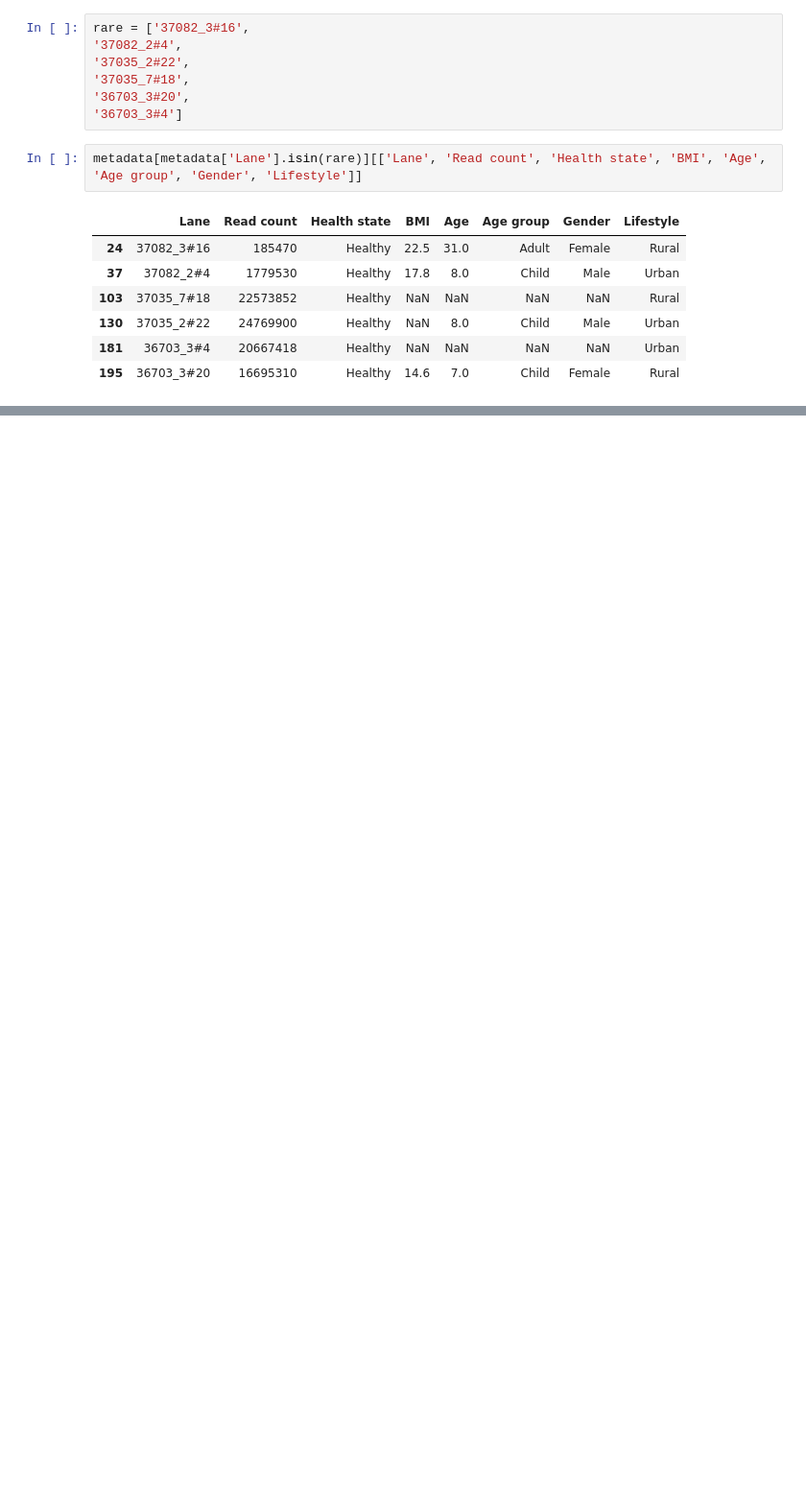
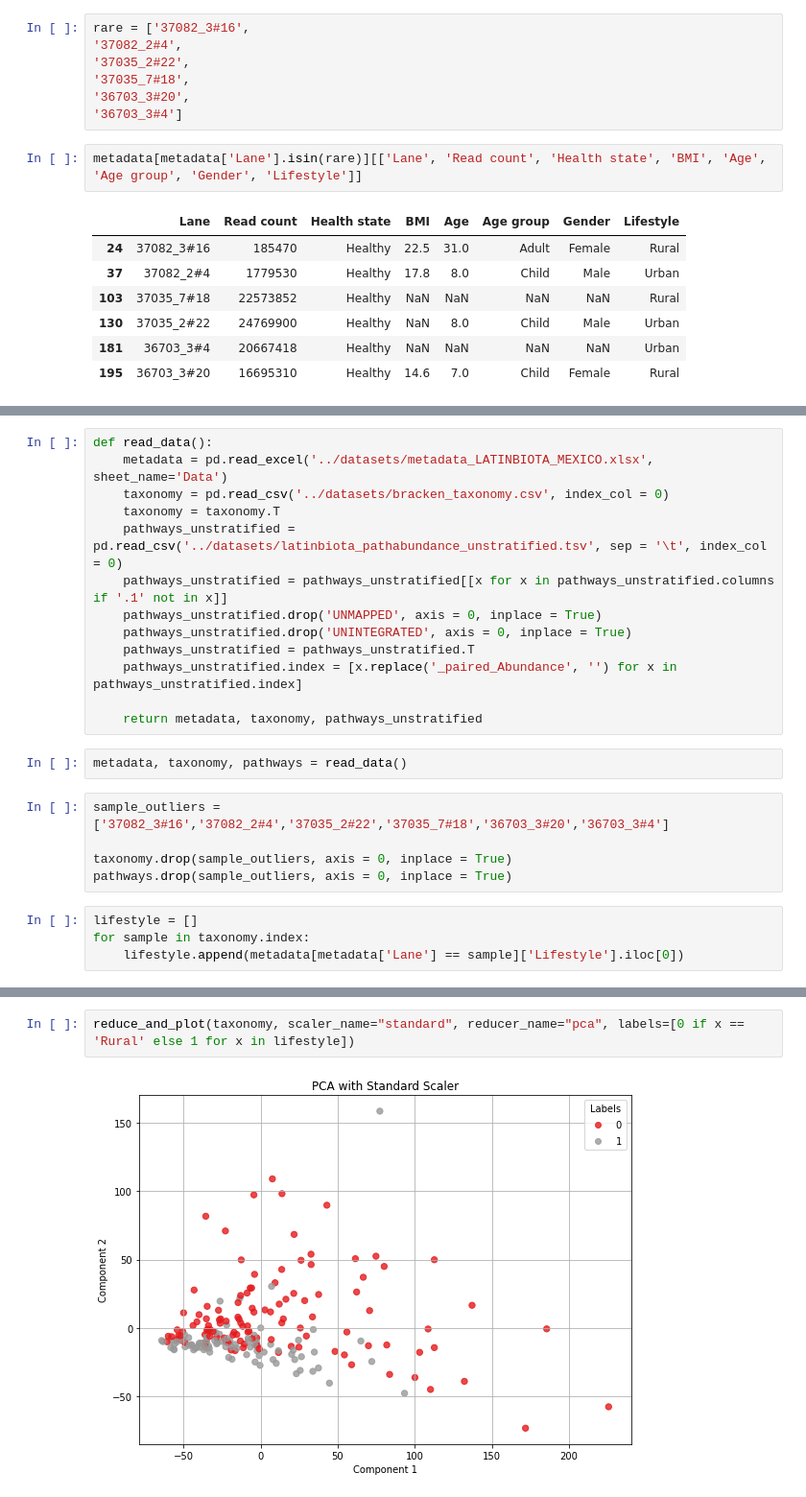
Before and after one commit to RafaPe/MX-Rural-Urban-Microbiome, a Jupyter notebook: notebooks/EDA.ipynb, the cells around one changed output, grey strips where cells are left out. Shown at 96% size. Drawn from its saved outputs; the diff is of its cells as text; blank space fills up the shorter version.

```diff
--- a/notebooks/EDA.ipynb
+++ b/notebooks/EDA.ipynb
@@ -96,0 +166,24 @@ metadata[metadata['Lane'].isin(rare)][['Lane', 'Read count', 'Health state', 'BM
+# %%
+def read_data():
+    metadata = pd.read_excel('../datasets/metadata_LATINBIOTA_MEXICO.xlsx', sheet_name='Data')
+    taxonomy = pd.read_csv('../datasets/bracken_taxonomy.csv', index_col = 0)
+    taxonomy = taxonomy.T
+    pathways_unstratified = pd.read_csv('../datasets/latinbiota_pathabundance_unstratified.tsv', sep = '\t', index_col = 0)
+    pathways_unstratified = pathways_unstratified[[x for x in pathways_unstratified.columns if '.1' not in x]]
+    pathways_unstratified.drop('UNMAPPED', axis = 0, inplace = True)
+    pathways_unstratified.drop('UNINTEGRATED', axis = 0, inplace = True)
+    pathways_unstratified = pathways_unstratified.T
+    pathways_unstratified.index = [x.replace('_paired_Abundance', '') for x in pathways_unstratified.index]
+
+    return metadata, taxonomy, pathways_unstratified
+# %%
+metadata, taxonomy, pathways = read_data()
+# %%
+sample_outliers = ['37082_3#16','37082_2#4','37035_2#22','37035_7#18','36703_3#20','36703_3#4']
+
+taxonomy.drop(sample_outliers, axis = 0, inplace = True)
+pathways.drop(sample_outliers, axis = 0, inplace = True)
+# %%
+lifestyle = []
+for sample in taxonomy.index:
+    lifestyle.append(metadata[metadata['Lane'] == sample]['Lifestyle'].iloc[0])
@@ -96,0 +206,4 @@ metadata[metadata['Lane'].isin(rare)][['Lane', 'Read count', 'Health state', 'BM
+# %%
+reduce_and_plot(taxonomy, scaler_name="standard", reducer_name="pca", labels=[0 if x == 'Rural' else 1 for x in lifestyle])
+# %% [output]
+[figure, added]
```
Also changed, not shown: parts of 29 cells of this notebook, 1 other file.
